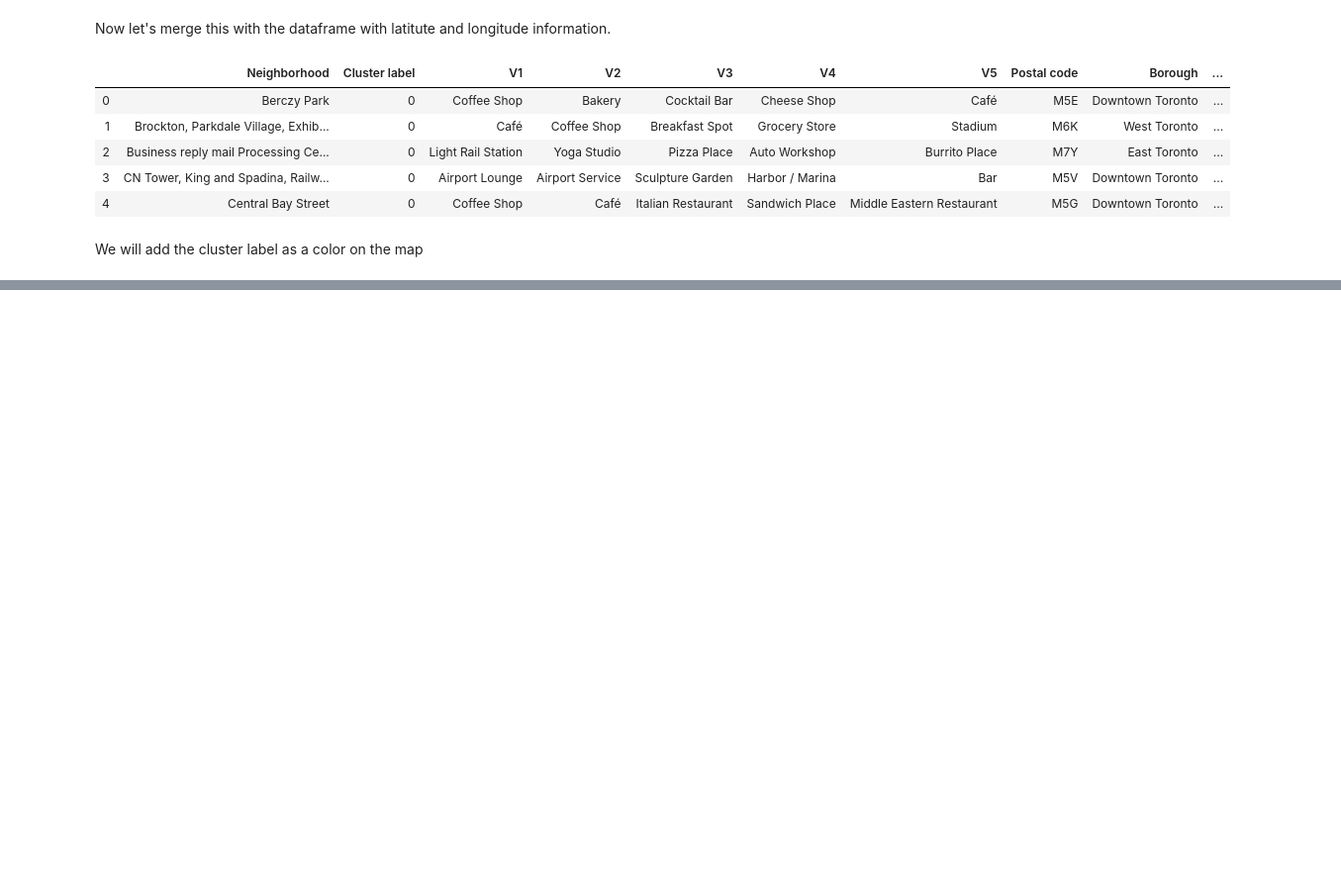
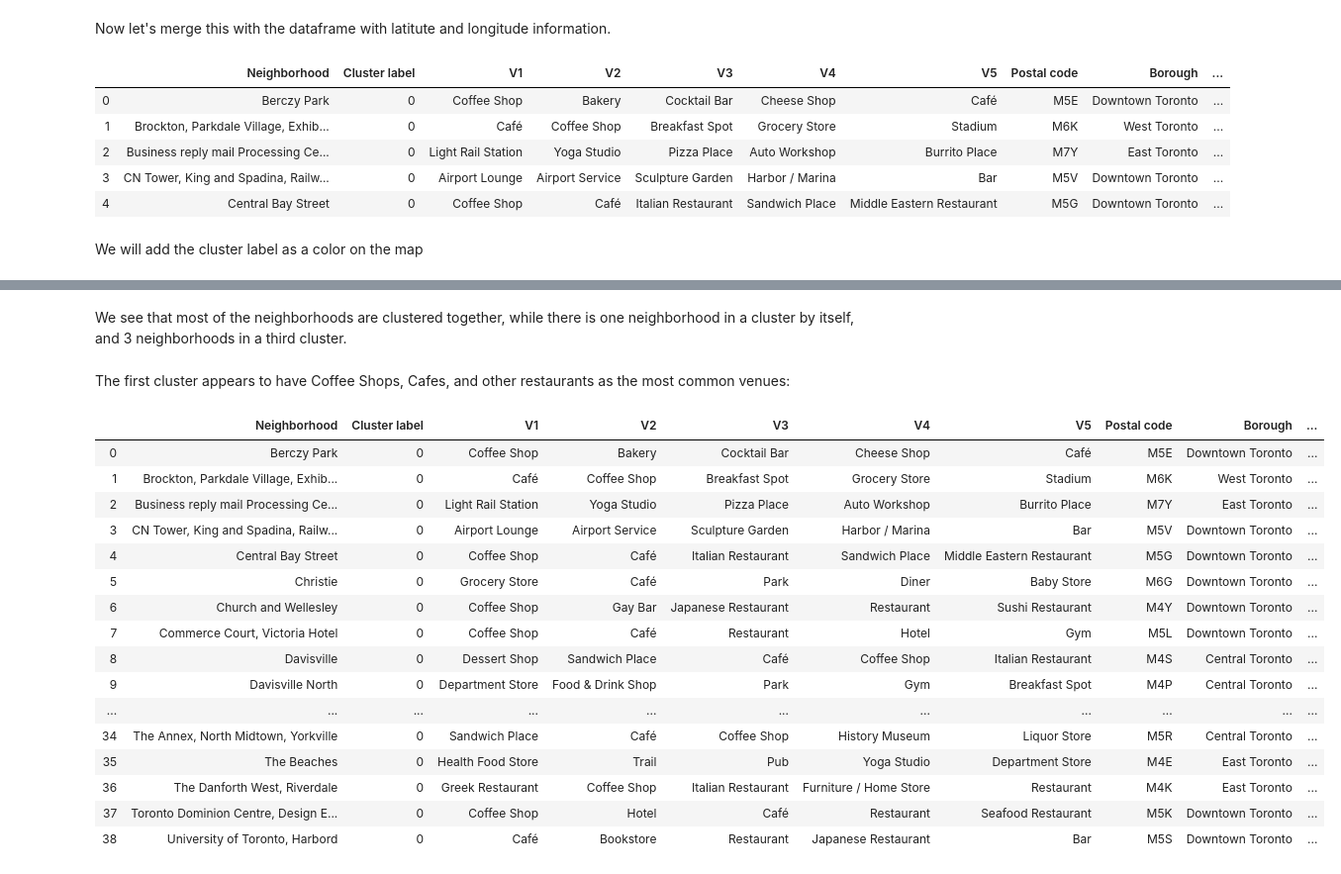
Before and after one commit to physinet/Coursera-IBM-Data-Science, a Jupyter notebook: Toronto Neighborhoods.ipynb, the cells around one changed output, grey strips where cells are left out. Shown at 99% size. Drawn from its saved outputs; the diff is of its cells as text; code cells hidden in the pictures; blank space fills up the shorter version.

Commit message:
Finish clustering and some analysis
Decided 3 clusters was enough.

```diff
--- a/Toronto Neighborhoods.ipynb
+++ b/Toronto Neighborhoods.ipynb
@@ -316,3 +316,27 @@ for lat, lng, cluster, neigh in zip(v_topN['Latitude'], v_topN['Longitude'], v_t
 map_clusters
 # %% [output]
 [interactive output not drawn]
+# %% [markdown]
+We see that most of the neighborhoods are clustered together, while there is one neighborhood in a cluster by itself, and 3 neighborhoods in a third cluster.
+# %% [markdown]
+The first cluster appears to have Coffee Shops, Cafes, and other restaurants as the most common venues:
+# %%
+v_topN[v_topN['Cluster label']==0]
+# %% [output]
+|  | Neighborhood | Cluster label | V1 | V2 | V3 | V4 | V5 | Postal code | Borough | ... |
+| 0 | Berczy Park | 0 | Coffee Shop | Bakery | Cocktail Bar | Cheese Shop | Café | M5E | Downtown Toronto | ... |
+| 1 | Brockton, Parkdale Village, Exhib... | 0 | Café | Coffee Shop | Breakfast Spot | Grocery Store | Stadium | M6K | West Toronto | ... |
+| 2 | Business reply mail Processing Ce... | 0 | Light Rail Station | Yoga Studio | Pizza Place | Auto Workshop | Burrito Place | M7Y | East Toronto | ... |
+| 3 | CN Tower, King and Spadina, Railw... | 0 | Airport Lounge | Airport Service | Sculpture Garden | Harbor / Marina | Bar | M5V | Downtown Toronto | ... |
+| 4 | Central Bay Street | 0 | Coffee Shop | Café | Italian Restaurant | Sandwich Place | Middle Eastern Restaurant | M5G | Downtown Toronto | ... |
+| 5 | Christie | 0 | Grocery Store | Café | Park | Diner | Baby Store | M6G | Downtown Toronto | ... |
+| 6 | Church and Wellesley | 0 | Coffee Shop | Gay Bar | Japanese Restaurant | Restaurant | Sushi Restaurant | M4Y | Downtown Toronto | ... |
+| 7 | Commerce Court, Victoria Hotel | 0 | Coffee Shop | Café | Restaurant | Hotel | Gym | M5L | Downtown Toronto | ... |
+| 8 | Davisville | 0 | Dessert Shop | Sandwich Place | Café | Coffee Shop | Italian Restaurant | M4S | Central Toronto | ... |
+| 9 | Davisville North | 0 | Department Store | Food & Drink Shop | Park | Gym | Breakfast Spot | M4P | Central Toronto | ... |
+| ... | ... | ... | ... | ... | ... | ... | ... | ... | ... | ... |
+| 34 | The Annex, North Midtown, Yorkville | 0 | Sandwich Place | Café | Coffee Shop | History Museum | Liquor Store | M5R | Central Toronto | ... |
+| 35 | The Beaches | 0 | Health Food Store | Trail | Pub | Yoga Studio | Department Store | M4E | East Toronto | ... |
+| 36 | The Danforth West, Riverdale | 0 | Greek Restaurant | Coffee Shop | Italian Restaurant | Furniture / Home Store | Restaurant | M4K | East Toronto | ... |
+| 37 | Toronto Dominion Centre, Design E... | 0 | Coffee Shop | Hotel | Café | Restaurant | Seafood Restaurant | M5K | Downtown Toronto | ... |
+| 38 | University of Toronto, Harbord | 0 | Café | Bookstore | Restaurant | Japanese Restaurant | Bar | M5S | Downtown Toronto | ... |
```
Also changed, not shown: parts of 5 cells of this notebook.
